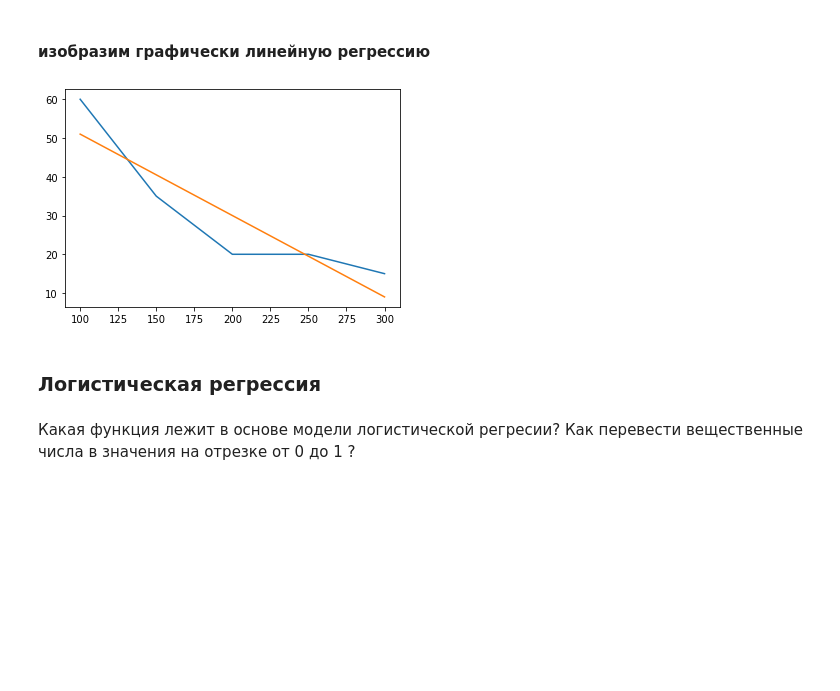
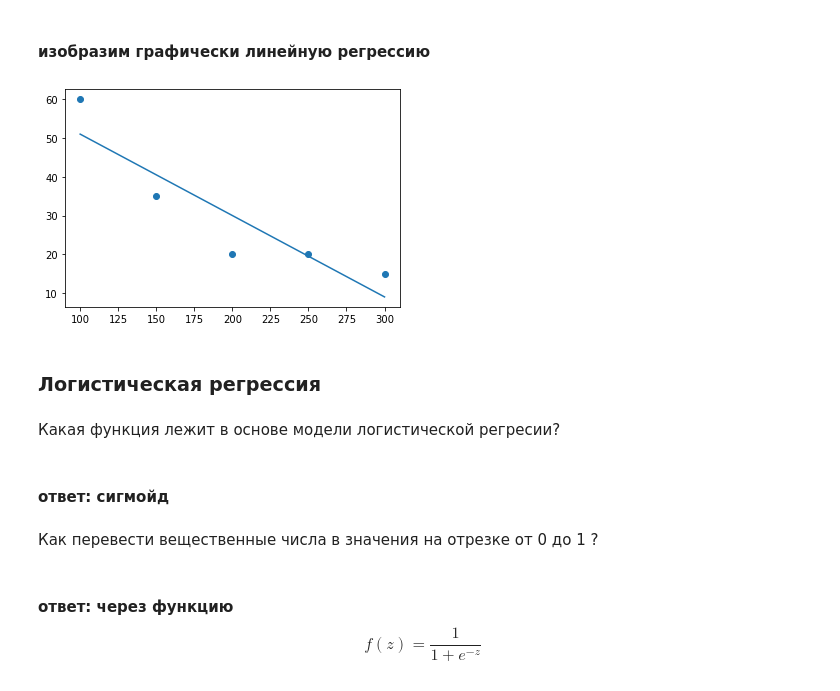
Before and after one commit to ME-27/Calculus_Geekbrains_course, a Jupyter notebook: Calculus_HW_4.ipynb, the cells around one changed output. Saved outputs shown, nothing was run; the diff lists cells and outputs as text; code cells hidden in the pictures; blank space fills up the shorter version.

```diff
--- a/Calculus_HW_4.ipynb
+++ b/Calculus_HW_4.ipynb
@@ -230,21 +228,27 @@ y
 # %%
 import matplotlib.pyplot as plt
 import numpy as np
 
 
 x = [100, 150, 200, 250, 300]
 y = [60, 35, 20, 20, 15]
 
 x_ = np.linspace(100, 300, 100)
 y_ = [((-0.21) * i + 72) for i in x_]
 
-plt.plot(x, y)
+plt.scatter(x, y)
 plt.plot(x_, y_)
 
 plt.show()
 # %% [output]
-[figure, old version]
+[figure, new version]
 # %% [markdown]
 ### Логистическая регрессия
 # %% [markdown]
-Какая функция лежит в основе модели логистической регресии? Как перевести вещественные числа в значения на отрезке от 0 до 1 ?
+Какая функция лежит в основе модели логистической регресии?
+# %% [markdown]
+#### ответ: сигмойд
+# %% [markdown]
+Как перевести вещественные числа в значения на отрезке от 0 до 1 ?
+# %% [markdown]
+#### ответ: через функцию $$f(z) = \frac{1}{1+e^{-z}}$$
```
Also changed, not shown: parts of 22 cells of this notebook.
